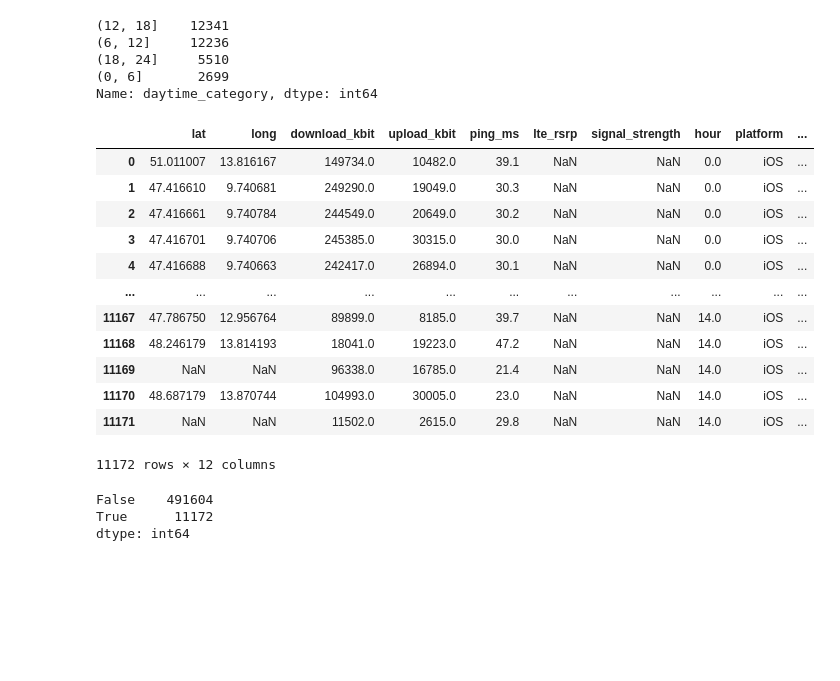
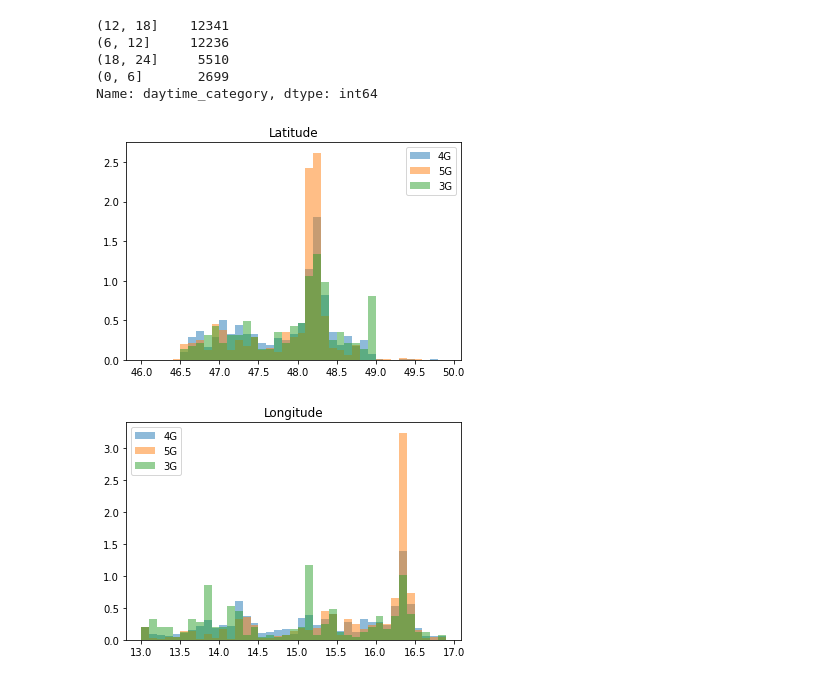
Before and after one commit to heckert/speedtest-classification, a Jupyter notebook: notebooks/01-explore.ipynb, the cells around one changed output. Cells and saved outputs as stored; diff of their text form; code cells hidden in the pictures; blank space fills up the shorter version.

```diff
--- a/notebooks/01-explore.ipynb
+++ b/notebooks/01-explore.ipynb
@@ -212,30 +212,21 @@ Name: daytime_category, dtype: int64
 import pandas as pd
 
 df = pd.read_csv('../data/processed/netztest-opendata-processed.csv')
-# %%
-df
-# %% [output]
-|  | lat | long | download_kbit | upload_kbit | ping_ms | lte_rsrp | signal_strength | hour | platform | ... |
-| 0 | 51.011007 | 13.816167 | 149734.0 | 10482.0 | 39.1 | NaN | NaN | 0.0 | iOS | ... |
-| 1 | 47.416610 | 9.740681 | 249290.0 | 19049.0 | 30.3 | NaN | NaN | 0.0 | iOS | ... |
-| 2 | 47.416661 | 9.740784 | 244549.0 | 20649.0 | 30.2 | NaN | NaN | 0.0 | iOS | ... |
-| 3 | 47.416701 | 9.740706 | 245385.0 | 30315.0 | 30.0 | NaN | NaN | 0.0 | iOS | ... |
-| 4 | 47.416688 | 9.740663 | 242417.0 | 26894.0 | 30.1 | NaN | NaN | 0.0 | iOS | ... |
-| ... | ... | ... | ... | ... | ... | ... | ... | ... | ... | ... |
-| 11167 | 47.786750 | 12.956764 | 89899.0 | 8185.0 | 39.7 | NaN | NaN | 14.0 | iOS | ... |
-| 11168 | 48.246179 | 13.814193 | 18041.0 | 19223.0 | 47.2 | NaN | NaN | 14.0 | iOS | ... |
-| 11169 | NaN | NaN | 96338.0 | 16785.0 | 21.4 | NaN | NaN | 14.0 | iOS | ... |
-| 11170 | 48.687179 | 13.870744 | 104993.0 | 30005.0 | 23.0 | NaN | NaN | 14.0 | iOS | ... |
-| 11171 | NaN | NaN | 11502.0 | 2615.0 | 29.8 | NaN | NaN | 14.0 | iOS | ... |
-11172 rows × 12 columns
-# %%
-from src.prepare_dataset import get_filters
-# Parse configs
-cfg = OmegaConf.load('../config.yaml')
-
-
-get_filters(df, cfg).value_counts()
-# %% [output]
-False    491604
-True      11172
-dtype: int64
+# %%
+plot_comparison_histogram(
+    df.lat,
+    df.cat_technology,
+    bins=np.arange(46, 50, .1),
+    title='Latitude'
+)
+# %% [output]
+[figure, added]
+# %%
+plot_comparison_histogram(
+    df.long,
+    df.cat_technology,
+    bins=np.arange(13, 17, .1),
+    title='Longitude'
+)
+# %% [output]
+[figure, added]
```
Also changed, not shown: parts of 1 cell of this notebook.
